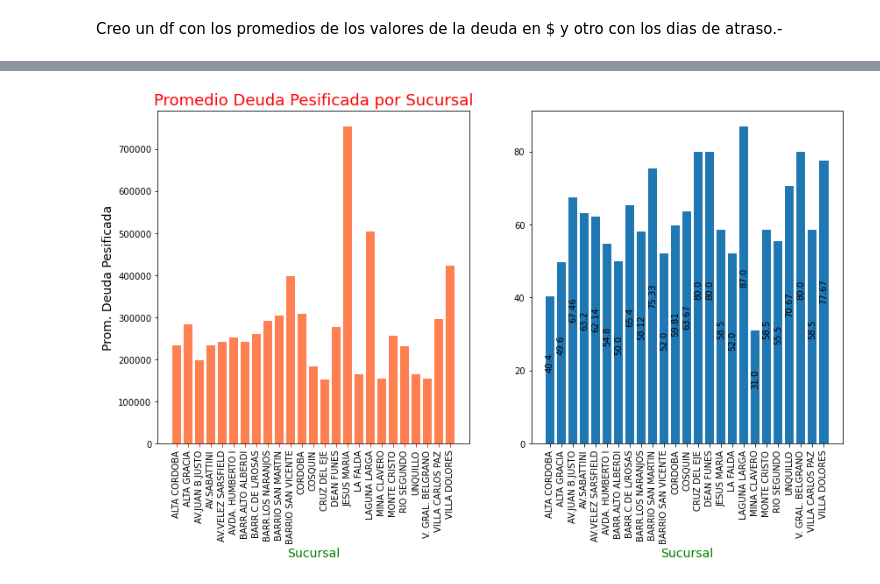
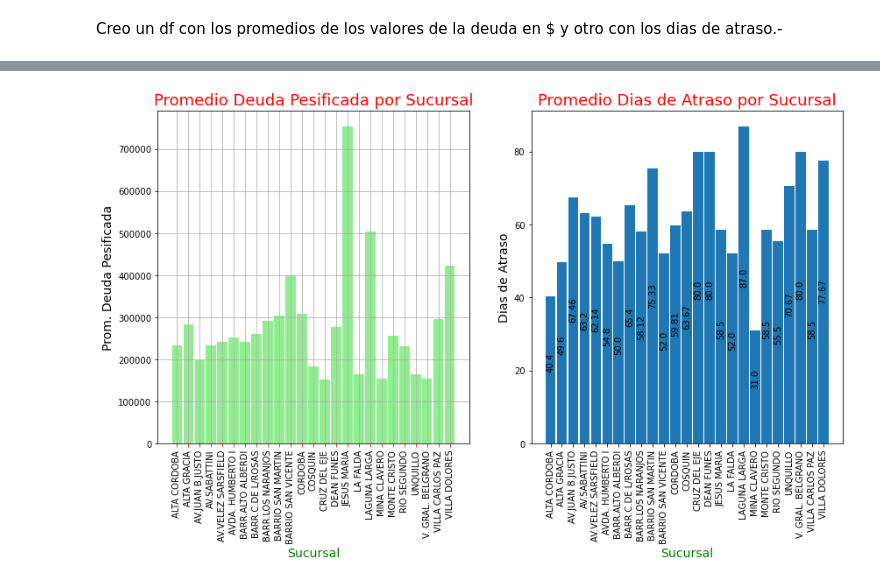
Before and after one commit to agustingonz/Analisis-Mora-Banco-Nacion, a Jupyter notebook: Analisis Mora Bna.ipynb, the cells around one changed output, grey strips where cells are left out. Drawn from its saved outputs; the diff is of its cells as text; code cells hidden in the pictures.

```diff
--- a/Analisis Mora Bna.ipynb
+++ b/Analisis Mora Bna.ipynb
@@ -146,21 +146,24 @@ VILLA DOLORES         77.67
 Name: Atraso, dtype: float64
 # %%
 fig,(ax1,ax2)=plt.subplots(1,2,figsize=(14,7))
-ax1.bar(prom_suc.index, prom_suc, color='coral')
+ax1.bar(prom_suc.index, prom_suc, color='lightgreen',width=0.9)
 ax1.set_xlabel('Sucursal', size=14, color='green')
 ax1.set_ylabel('Prom. Deuda Pesificada', size=14)
 ax1.set_title('Promedio Deuda Pesificada por Sucursal', size=18, color='red')
 ax1.tick_params(axis='x', color='r', rotation=90)
 def add_value_label_1(x_list,y_list):
     for i in range(0, len(x_list)):
         plt.text(i,y_list[i]/2,y_list[i], ha="center", rotation=90)
+ax1.grid(True)
 
-
-ax2.bar(atraso_suc.index, atraso_suc)
+ax2.bar(atraso_suc.index, atraso_suc,width=0.9)
 plt.xlabel('Sucursal', size=14, color='green')
+plt.ylabel('Dias de Atraso', size=14)
+plt.title('Promedio Dias de Atraso por Sucursal', size=18, color='red')
 plt.xticks(rotation=90)
 add_value_label_1(atraso_suc.index,atraso_suc)
+
 plt.show()
 # %% [output]
-[figure, old version]
+[figure, new version]
 # %%
```
Also changed, not shown: parts of 1 cell of this notebook.
